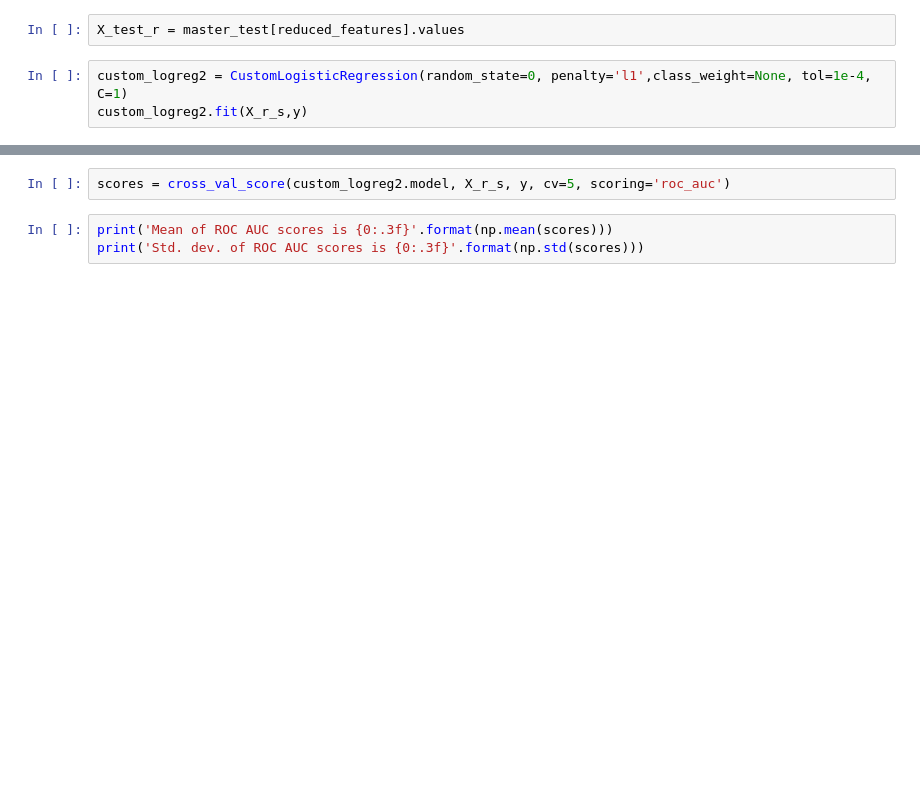
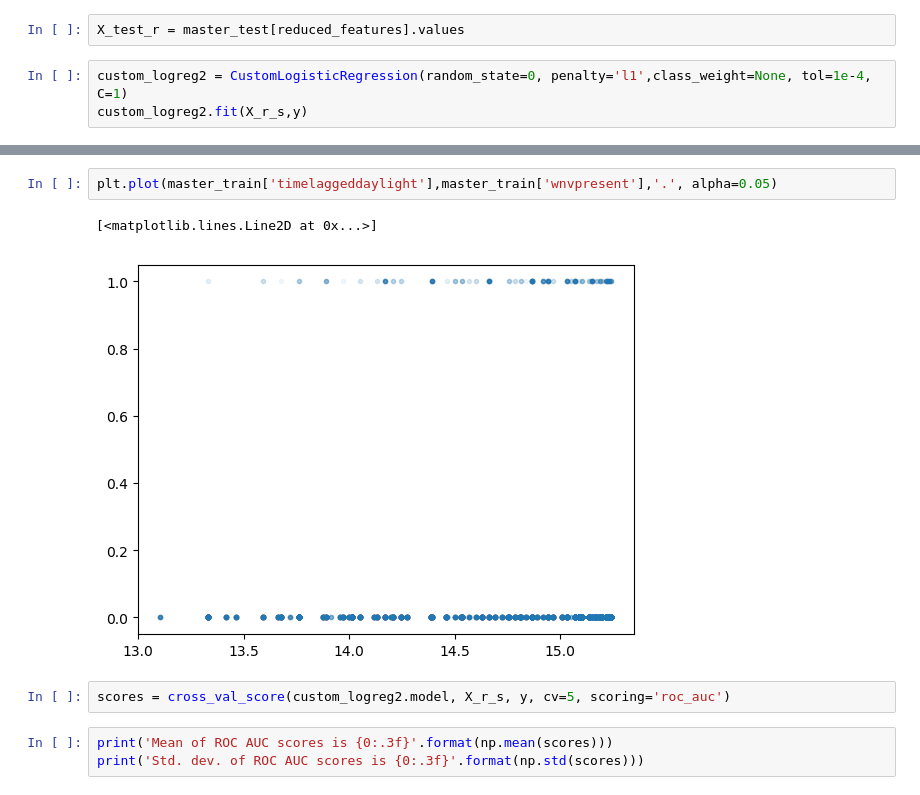
Before and after one commit to schubline/west_nile_virus_project, a Jupyter notebook: JGT_model_4.ipynb, the cells around one changed output, grey strips where cells are left out. Drawn from its saved outputs; the diff is of its cells as text; blank space fills up the shorter version.

```diff
--- a/JGT_model_4.ipynb
+++ b/JGT_model_4.ipynb
@@ -458,3 +480,8 @@ custom_coef_df.sort_values(by='p')
+# %%
+plt.plot(master_train['timelaggeddaylight'],master_train['wnvpresent'],'.', alpha=0.05)
+# %% [output]
+[<matplotlib.lines.Line2D at 0x...>]
+[figure, added]
 # %%
 scores = cross_val_score(custom_logreg2.model, X_r_s, y, cv=5, scoring='roc_auc')
 # %%
```
Also changed, not shown: parts of 37 cells of this notebook, 4 other files.
